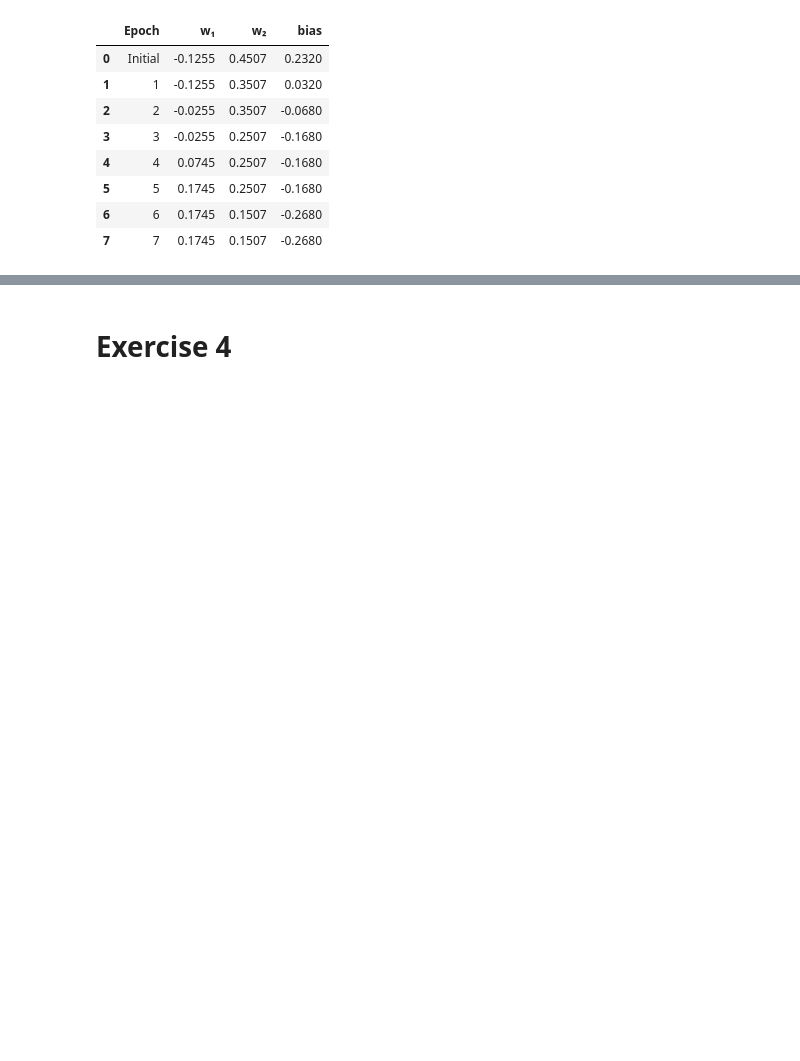
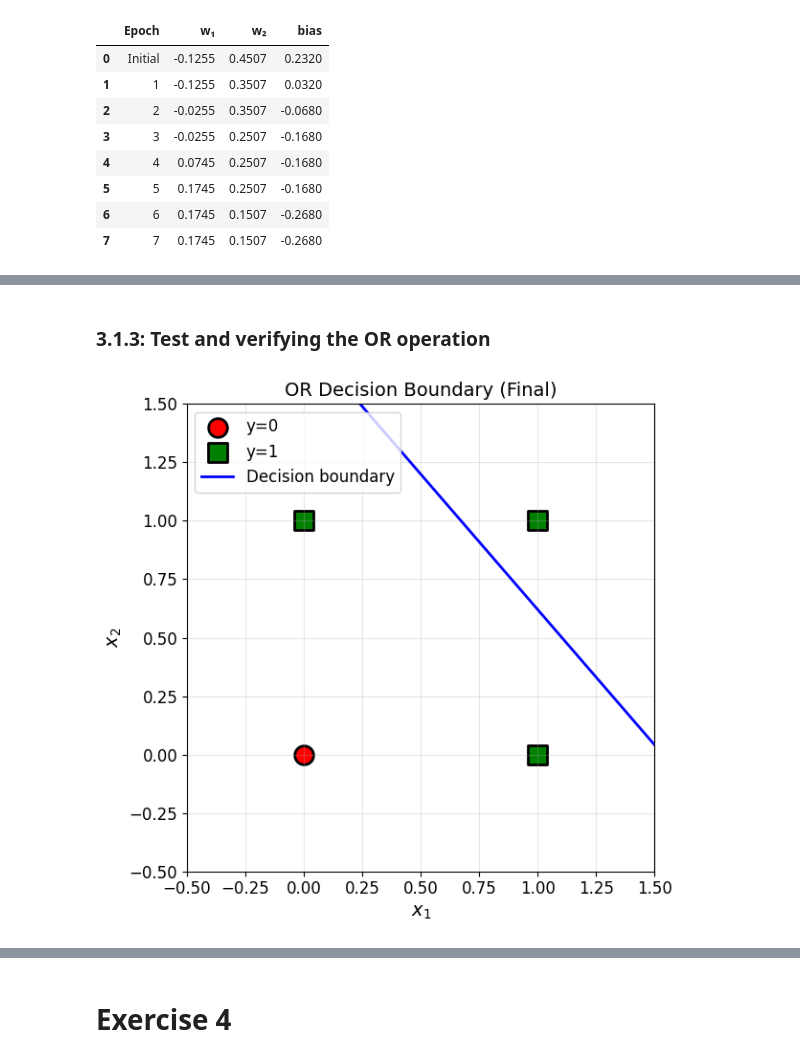
Before and after one commit to StevenDerrig/Artificial-Intelligence-Labs, a Jupyter notebook: Lab1/Lab1Exercises.ipynb, the cells around one changed output, grey strips where cells are left out. Saved outputs shown, nothing was run; the diff lists cells and outputs as text; code cells hidden in the pictures; blank space fills up the shorter version.

Commit message:
Exercise 3 testing with OR and then comparing with AND operations.

```diff
--- a/Lab1/Lab1Exercises.ipynb
+++ b/Lab1/Lab1Exercises.ipynb
@@ -324,0 +328,13 @@ AND - Weight History Table:
+# %%
+# Define training data for OR
+X_or = np.array([[0, 0],
+                 [0, 1],
+                 [1, 0],
+                 [1, 1]])
+
+y_or = np.array([0, 1, 1, 1])
+
+print("OR Training Data: ")
+print("X: ")
+print(X_or)
+print("y: ", y_or)
@@ -324,0 +396,9 @@ AND - Weight History Table:
+# %% [markdown]
+### 3.1.3: Test and verifying the OR operation
+# %%
+# Plot OR decision boundary
+plot_decision_boundary(X_or, y_or, perceptron_and.weights, perceptron_and.bias,"OR Decision Boundary (Final)")
+plt.tight_layout()
+plt.show()
+# %% [output]
+[figure, added]
```
Also changed, not shown: parts of 8 cells of this notebook.
